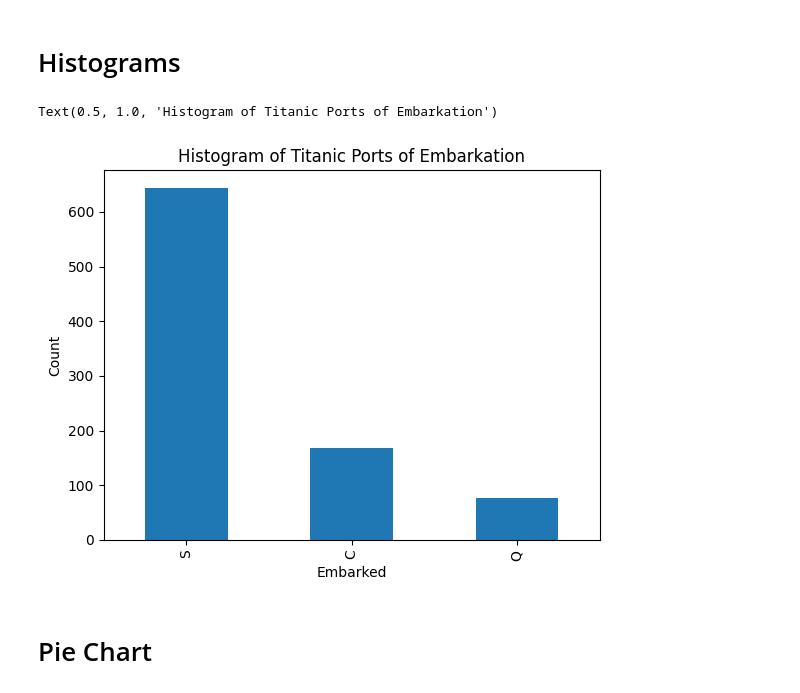
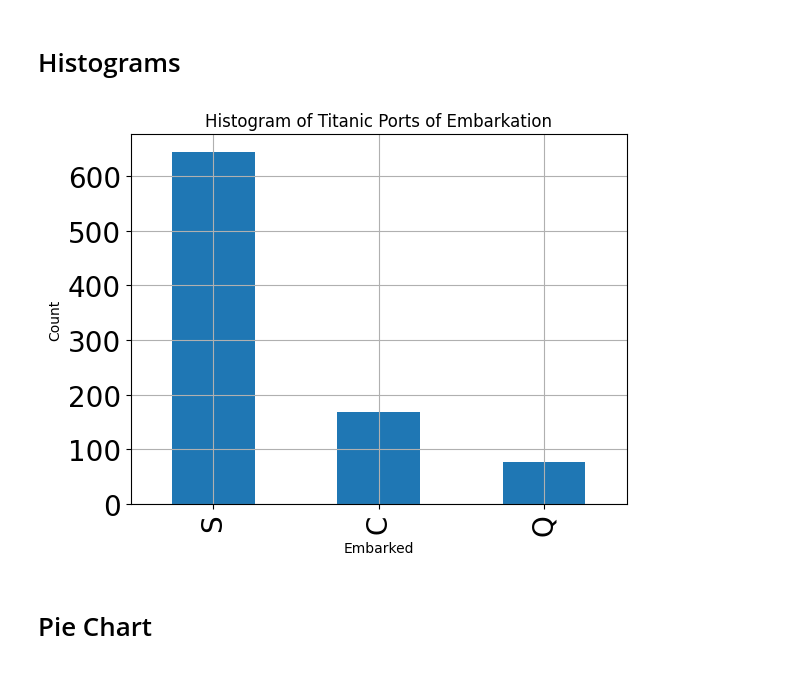
Before and after one commit to lexmckenz/csci_1070, a Jupyter notebook: week_04/intro_to_data_viz.ipynb, the cells around one changed output. Cells and saved outputs as stored; diff of their text form; code cells hidden in the pictures.

Commit message:
basic plot

```diff
--- a/week_04/intro_to_data_viz.ipynb
+++ b/week_04/intro_to_data_viz.ipynb
@@ -106,16 +106,18 @@ plt.plot(titanic_df["Age"], titanic_df["Fare"],'.')
 # %%
 # histograms show us frequency of whatever column we pass in.
 # in other words: how many records have that value
 # pandas plot
 embarked_count= titanic_df["Embarked"].value_counts()
 
 embarked_count.plot(kind="bar")
 plt.xlabel('Embarked')
 plt.ylabel('Count')
 plt.title('Histogram of Titanic Ports of Embarkation')
+plt.xticks(fontsize=20)
+plt.yticks(fontsize=20)
+plt.grid()
 # %% [output]
-Text(0.5, 1.0, 'Histogram of Titanic Ports of Embarkation')
-[figure, old version]
+[figure, new version]
 # %% [markdown]
 # Pie Chart
 # %%
```
